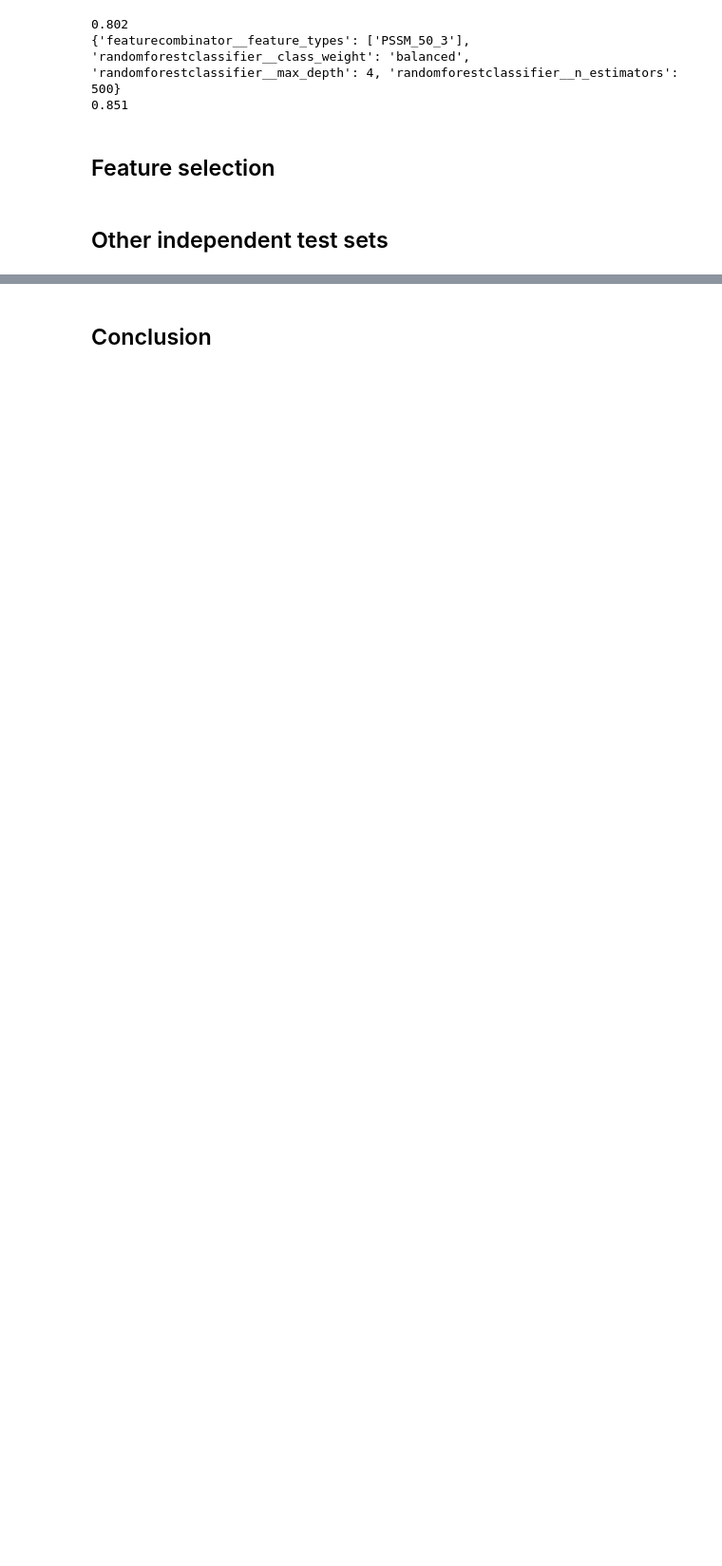
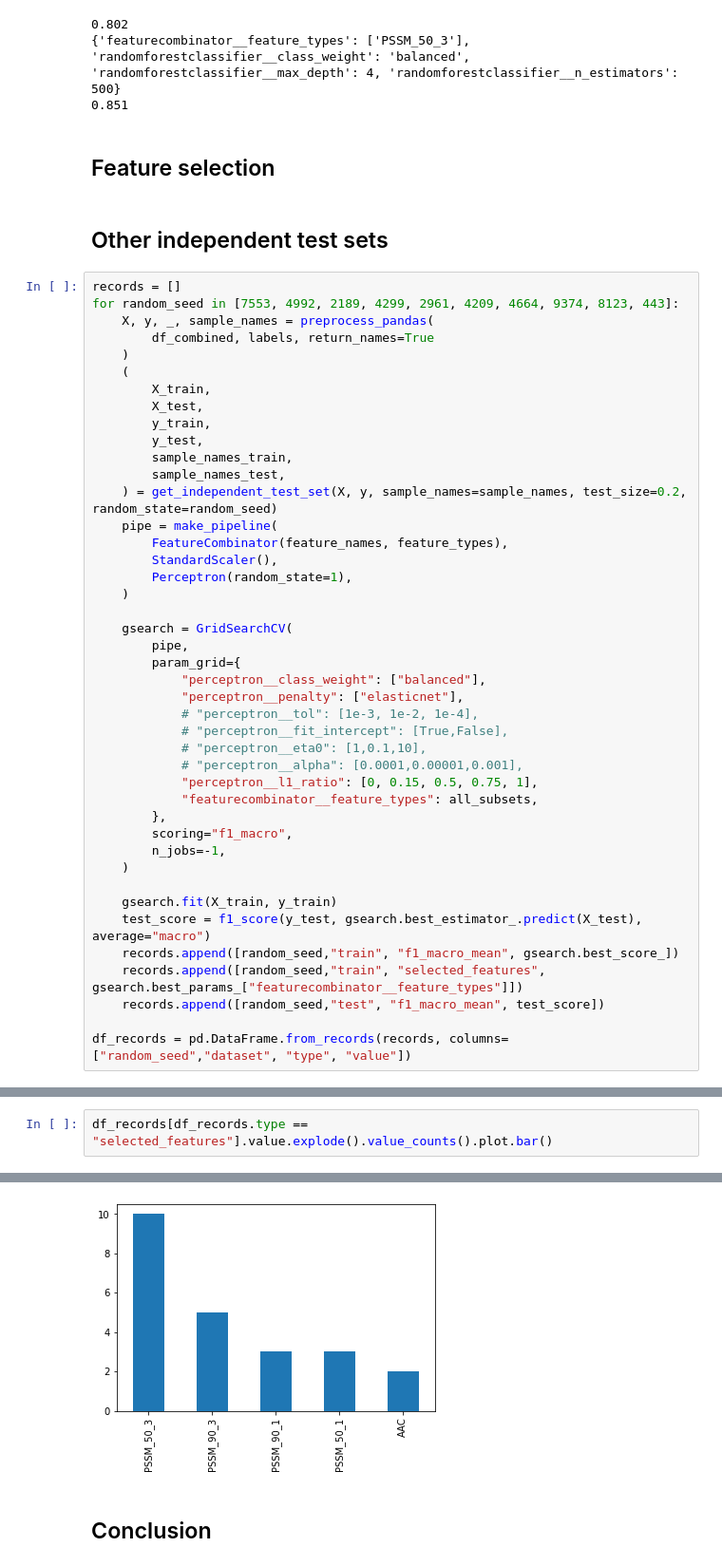
Before and after one commit to adenger/subpred3, a Jupyter notebook: notebooks/athaliana_model_comparison.ipynb, the cells around one changed output, grey strips where cells are left out. Shown at 95% size. Saved outputs shown, nothing was run; the diff lists cells and outputs as text; blank space fills up the shorter version.

Commit message:
variance test

```diff
--- a/notebooks/athaliana_model_comparison.ipynb
+++ b/notebooks/athaliana_model_comparison.ipynb
@@ -447,3 +447,46 @@ print(test_score.round(3))
 ## Feature selection
 # %% [markdown]
 ## Other independent test sets
+# %%
+records = []
+for random_seed in [7553, 4992, 2189, 4299, 2961, 4209, 4664, 9374, 8123, 443]:
+    X, y, _, sample_names = preprocess_pandas(
+        df_combined, labels, return_names=True
+    )
+    (
+        X_train,
+        X_test,
+        y_train,
+        y_test,
+        sample_names_train,
+        sample_names_test,
+    ) = get_independent_test_set(X, y, sample_names=sample_names, test_size=0.2, random_state=random_seed)
+    pipe = make_pipeline(
+        FeatureCombinator(feature_names, feature_types),
+        StandardScaler(),
+        Perceptron(random_state=1),
+    )
+
+    gsearch = GridSearchCV(
+        pipe,
+        param_grid={
+            "perceptron__class_weight": ["balanced"],
+            "perceptron__penalty": ["elasticnet"],
+            # "perceptron__tol": [1e-3, 1e-2, 1e-4],
+            # "perceptron__fit_intercept": [True,False],
+            # "perceptron__eta0": [1,0.1,10],
+            # "perceptron__alpha": [0.0001,0.00001,0.001],
+            "perceptron__l1_ratio": [0, 0.15, 0.5, 0.75, 1],
+            "featurecombinator__feature_types": all_subsets,
+        },
+        scoring="f1_macro",
+        n_jobs=-1,
+    )
+
+    gsearch.fit(X_train, y_train)
+    test_score = f1_score(y_test, gsearch.best_estimator_.predict(X_test), average="macro")
+    records.append([random_seed,"train", "f1_macro_mean", gsearch.best_score_])
+    records.append([random_seed,"train", "selected_features", gsearch.best_params_["featurecombinator__feature_types"]])
+    records.append([random_seed,"test", "f1_macro_mean", test_score])
+
+df_records = pd.DataFrame.from_records(records, columns=["random_seed","dataset", "type", "value"])
@@ -449,0 +500,3 @@ print(test_score.round(3))
+# %%
+df_records[df_records.type == "selected_features"].value.explode().value_counts().plot.bar()
+# %% [output]
@@ -450,2 +504,3 @@ print(test_score.round(3))
+[figure, added]
 # %% [markdown]
 ## Conclusion
```
Also changed, not shown: parts of 2 cells of this notebook.
